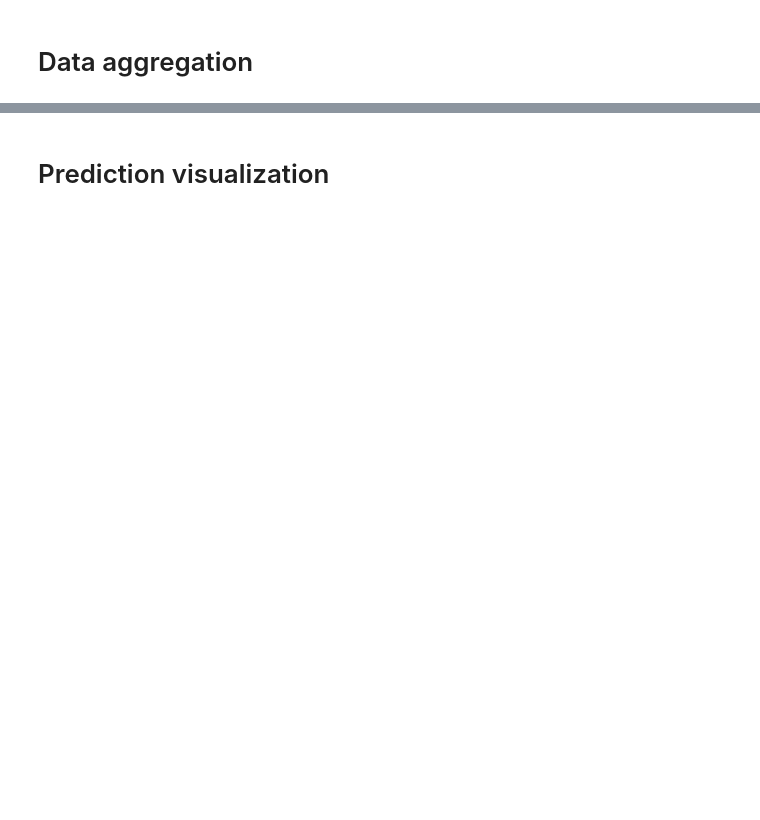
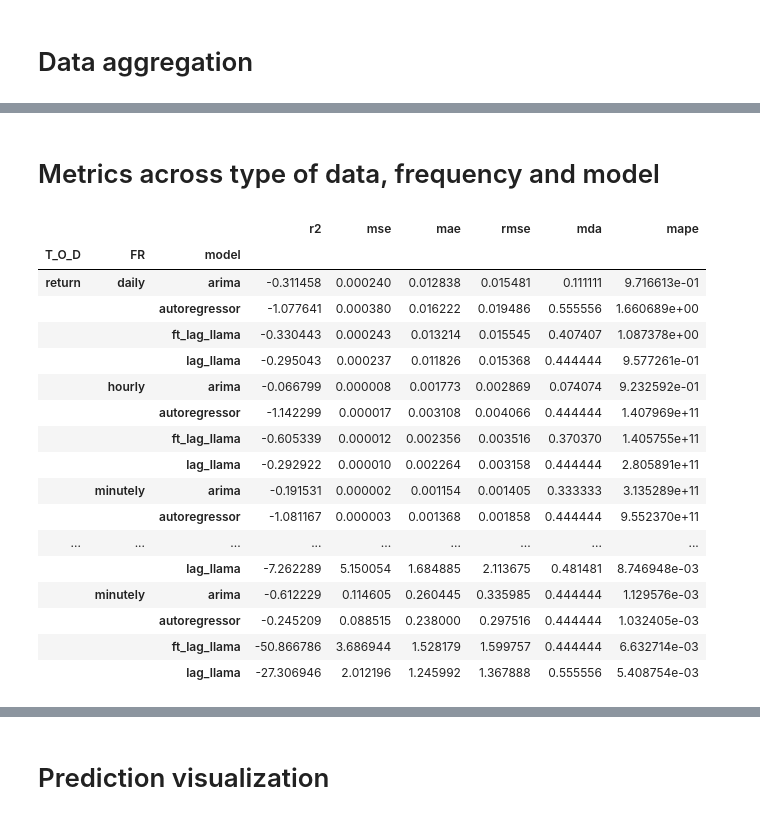
Before and after one commit to filip-topic/Time-Series-Foundation-Models-in-Financial-time-series-prediction, a Jupyter notebook: data_analysis.ipynb, the cells around one changed output, grey strips where cells are left out. Drawn from its saved outputs; the diff is of its cells as text; code cells hidden in the pictures; blank space fills up the shorter version.

```diff
--- a/data_analysis.ipynb
+++ b/data_analysis.ipynb
@@ -48,0 +143,25 @@ aggregated_evaluation.rename(columns={"Unnamed: 0" : "model"}, inplace=True)
+# %% [markdown]
+# Metrics across type of data, frequency and model
+# %%
+metrics = ["r2", "mse", "mae", "rmse", "mda", "mape", "model", "T_O_D", "FR"]
+group = ["T_O_D", "FR", "model"]
+aggregated_evaluation[metrics].groupby(group).mean()
+# %% [output]
+|  |  |  | r2 | mse | mae | rmse | mda | mape |
+| T_O_D | FR | model |  |  |  |  |  |  |
+| return | daily | arima | -0.311458 | 0.000240 | 0.012838 | 0.015481 | 0.111111 | 9.716613e-01 |
+|  |  | autoregressor | -1.077641 | 0.000380 | 0.016222 | 0.019486 | 0.555556 | 1.660689e+00 |
+|  |  | ft_lag_llama | -0.330443 | 0.000243 | 0.013214 | 0.015545 | 0.407407 | 1.087378e+00 |
+|  |  | lag_llama | -0.295043 | 0.000237 | 0.011826 | 0.015368 | 0.444444 | 9.577261e-01 |
+|  | hourly | arima | -0.066799 | 0.000008 | 0.001773 | 0.002869 | 0.074074 | 9.232592e-01 |
+|  |  | autoregressor | -1.142299 | 0.000017 | 0.003108 | 0.004066 | 0.444444 | 1.407969e+11 |
+|  |  | ft_lag_llama | -0.605339 | 0.000012 | 0.002356 | 0.003516 | 0.370370 | 1.405755e+11 |
+|  |  | lag_llama | -0.292922 | 0.000010 | 0.002264 | 0.003158 | 0.444444 | 2.805891e+11 |
+|  | minutely | arima | -0.191531 | 0.000002 | 0.001154 | 0.001405 | 0.333333 | 3.135289e+11 |
+|  |  | autoregressor | -1.081167 | 0.000003 | 0.001368 | 0.001858 | 0.444444 | 9.552370e+11 |
+| ... | ... | ... | ... | ... | ... | ... | ... | ... |
+|  |  | lag_llama | -7.262289 | 5.150054 | 1.684885 | 2.113675 | 0.481481 | 8.746948e-03 |
+|  | minutely | arima | -0.612229 | 0.114605 | 0.260445 | 0.335985 | 0.444444 | 1.129576e-03 |
+|  |  | autoregressor | -0.245209 | 0.088515 | 0.238000 | 0.297516 | 0.444444 | 1.032405e-03 |
+|  |  | ft_lag_llama | -50.866786 | 3.686944 | 1.528179 | 1.599757 | 0.444444 | 6.632714e-03 |
+|  |  | lag_llama | -27.306946 | 2.012196 | 1.245992 | 1.367888 | 0.555556 | 5.408754e-03 |
```
Also changed, not shown: parts of 15 cells of this notebook, 8 other files.
